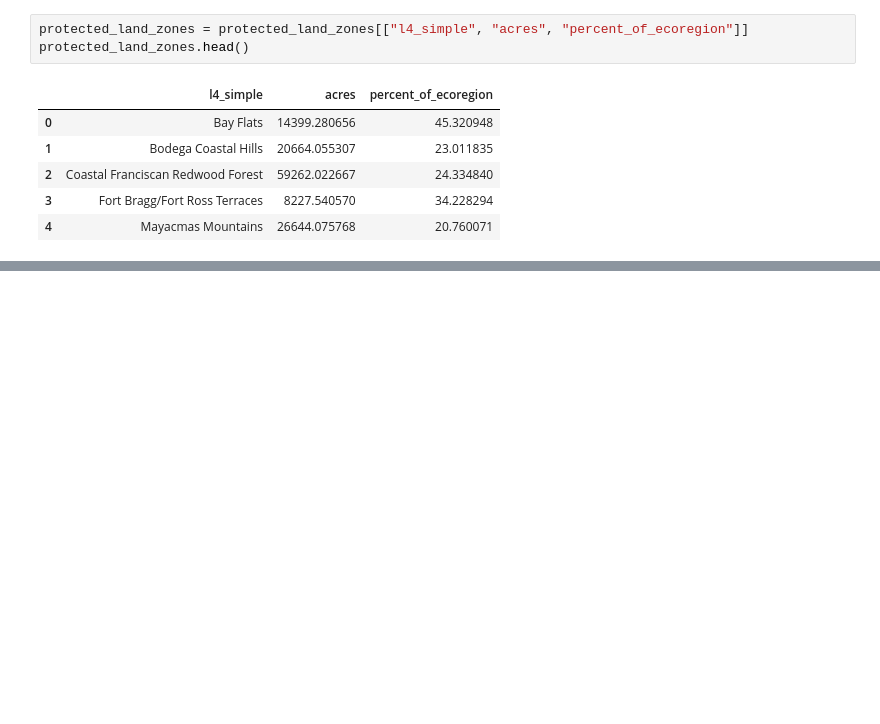
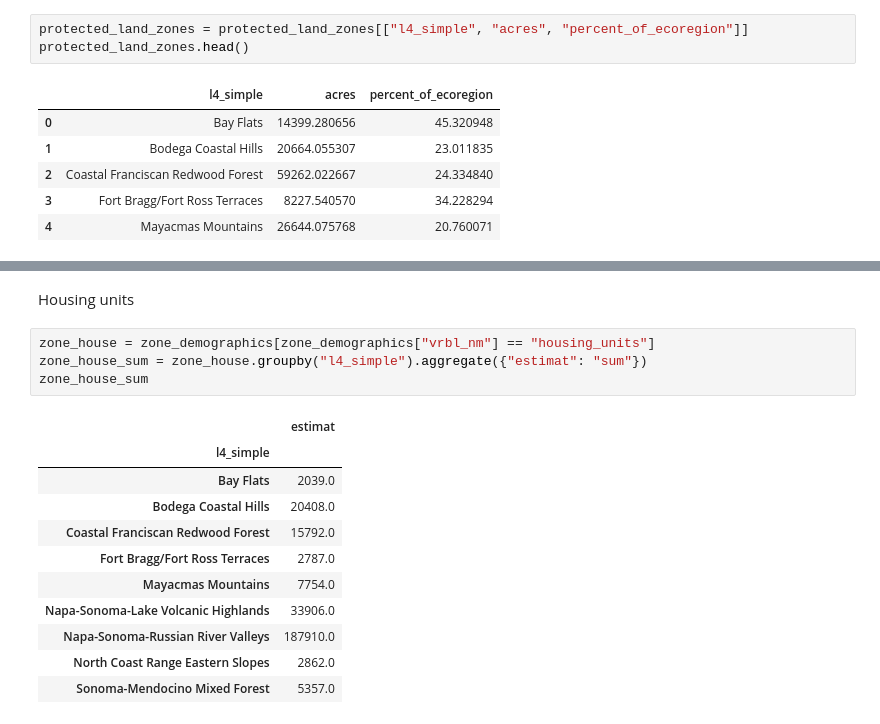
Before and after one commit to acmarley-erg/soco_resilience, a Jupyter notebook: py/zone_stats.ipynb, the cells around one changed output, grey strips where cells are left out. Cells and saved outputs as stored; diff of their text form; blank space fills up the shorter version.

```diff
--- a/py/zone_stats.ipynb
+++ b/py/zone_stats.ipynb
@@ -473,0 +513,18 @@ protected_land_zones.head()
+# %% [markdown]
+Housing units
+# %%
+zone_house = zone_demographics[zone_demographics["vrbl_nm"] == "housing_units"]
+zone_house_sum = zone_house.groupby("l4_simple").aggregate({"estimat": "sum"})
+zone_house_sum
+# %% [output]
+|  | estimat |
+| l4_simple |  |
+| Bay Flats | 2039.0 |
+| Bodega Coastal Hills | 20408.0 |
+| Coastal Franciscan Redwood Forest | 15792.0 |
+| Fort Bragg/Fort Ross Terraces | 2787.0 |
+| Mayacmas Mountains | 7754.0 |
+| Napa-Sonoma-Lake Volcanic Highlands | 33906.0 |
+| Napa-Sonoma-Russian River Valleys | 187910.0 |
+| North Coast Range Eastern Slopes | 2862.0 |
+| Sonoma-Mendocino Mixed Forest | 5357.0 |
```
Also changed, not shown: parts of 6 cells of this notebook.
